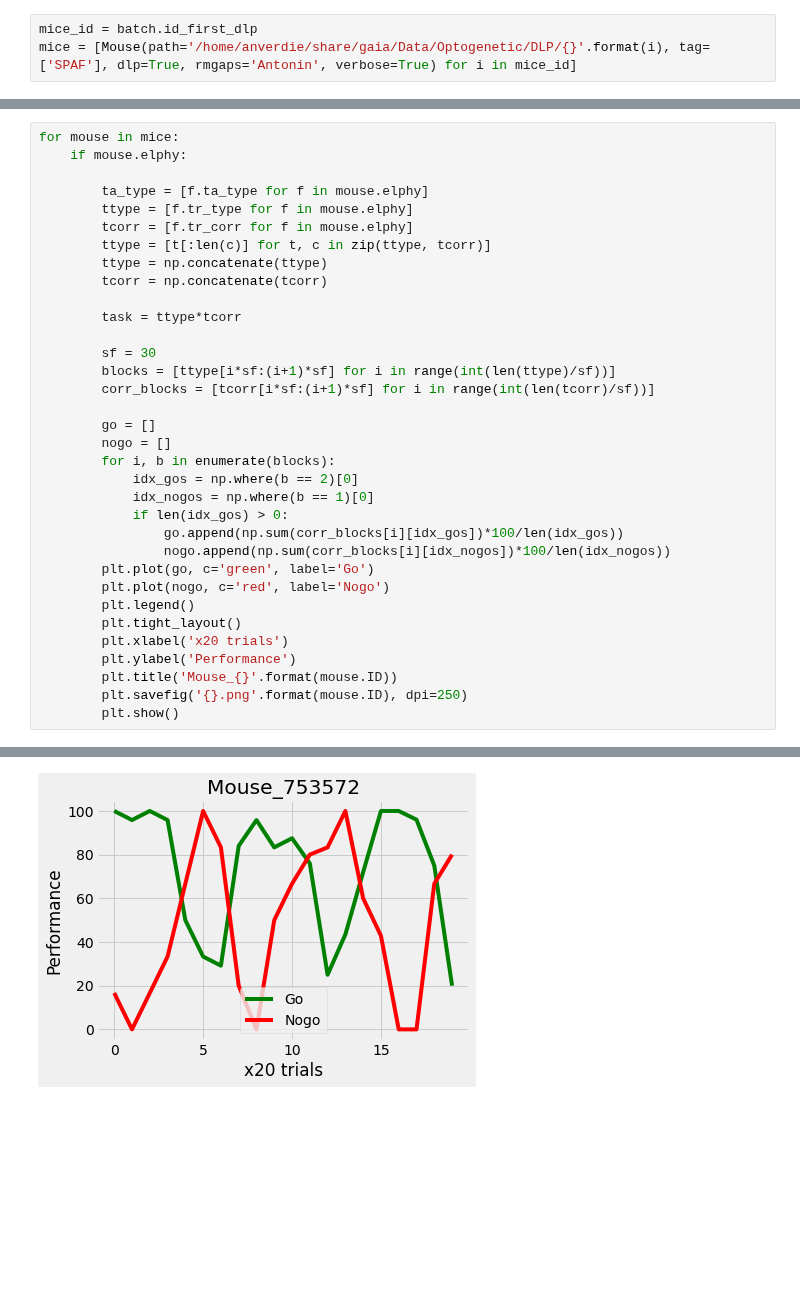
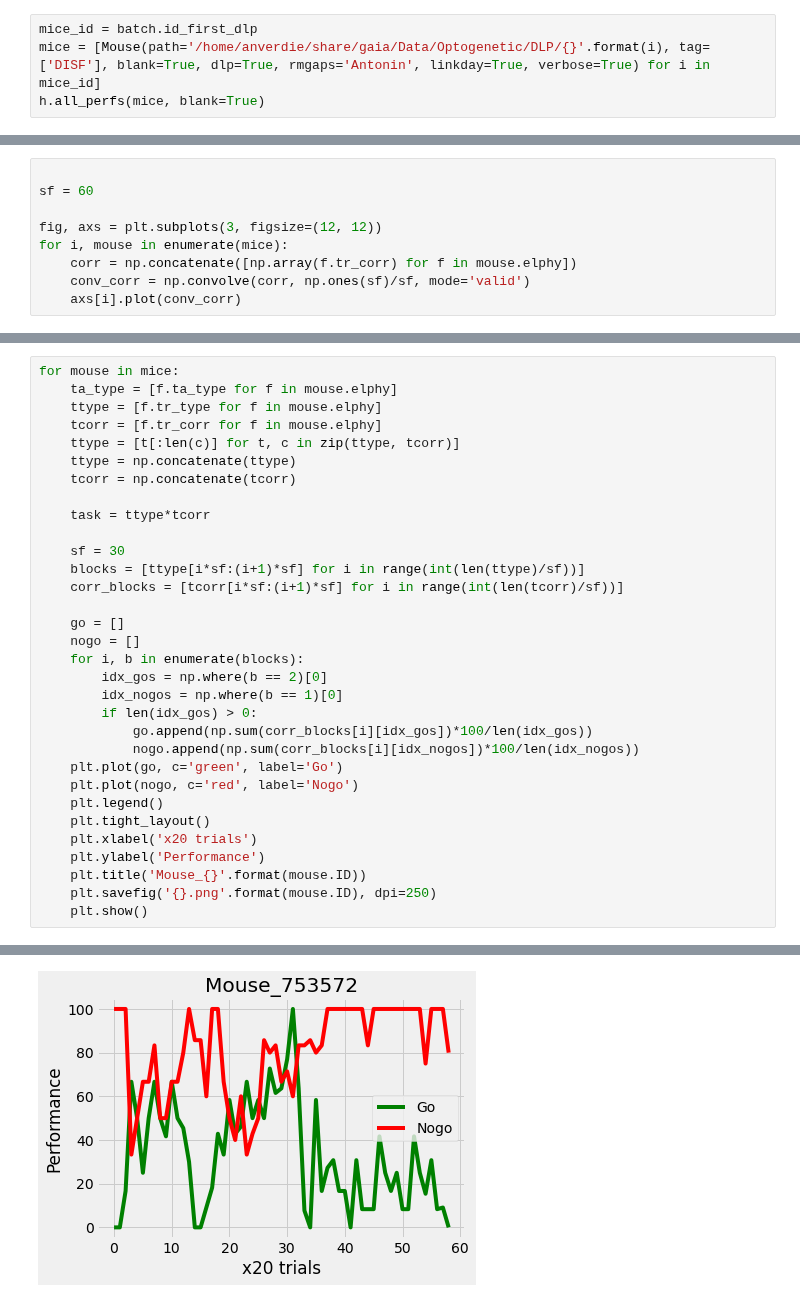
Before and after one commit to AntoninVerdier/Utilities, a Jupyter notebook: Elphy_Analysis/Untitled.ipynb, the cells around one changed output, grey strips where cells are left out. Saved outputs shown, nothing was run; the diff lists cells and outputs as text; blank space fills up the shorter version.

```diff
--- a/Elphy_Analysis/Untitled.ipynb
+++ b/Elphy_Analysis/Untitled.ipynb
@@ -9,6 +14,7 @@ plt.style.use('fivethirtyeight')
 batch = s.Batch()
 # %%
 mice_id = batch.id_first_dlp
-mice = [Mouse(path='/home/anverdie/share/gaia/Data/Optogenetic/DLP/{}'.format(i), tag=['SPAF'], dlp=True, rmgaps='Antonin', verbose=True) for i in mice_id]
+mice = [Mouse(path='/home/anverdie/share/gaia/Data/Optogenetic/DLP/{}'.format(i), tag=['DISF'], blank=True, dlp=True, rmgaps='Antonin', linkday=True, verbose=True) for i in mice_id]
+h.all_perfs(mice, blank=True)
 # %% [output]
 Processing files for mice 753564...
@@ -26,0 +38,9 @@ SPAF_20012022_753573_2.DAT
+# %%
+
+sf = 60
+
+fig, axs = plt.subplots(3, figsize=(12, 12))
+for i, mouse in enumerate(mice):
+    corr = np.concatenate([np.array(f.tr_corr) for f in mouse.elphy])
+    conv_corr = np.convolve(corr, np.ones(sf)/sf, mode='valid')
+    axs[i].plot(conv_corr)
@@ -27,35 +49,33 @@ SPAF_20012022_753573_2.DAT
 # %%
 for mouse in mice:
-    if mouse.elphy:
+    ta_type = [f.ta_type for f in mouse.elphy]
+    ttype = [f.tr_type for f in mouse.elphy]
+    tcorr = [f.tr_corr for f in mouse.elphy]
+    ttype = [t[:len(c)] for t, c in zip(ttype, tcorr)]
+    ttype = np.concatenate(ttype)
+    tcorr = np.concatenate(tcorr)
 
-        ta_type = [f.ta_type for f in mouse.elphy]
-        ttype = [f.tr_type for f in mouse.elphy]
-        tcorr = [f.tr_corr for f in mouse.elphy]
-        ttype = [t[:len(c)] for t, c in zip(ttype, tcorr)]
-        ttype = np.concatenate(ttype)
-        tcorr = np.concatenate(tcorr)
+    task = ttype*tcorr
 
-        task = ttype*tcorr
+    sf = 30
+    blocks = [ttype[i*sf:(i+1)*sf] for i in range(int(len(ttype)/sf))]
+    corr_blocks = [tcorr[i*sf:(i+1)*sf] for i in range(int(len(tcorr)/sf))]
 
-        sf = 30
-        blocks = [ttype[i*sf:(i+1)*sf] for i in range(int(len(ttype)/sf))]
-        corr_blocks = [tcorr[i*sf:(i+1)*sf] for i in range(int(len(tcorr)/sf))]
-
-        go = []
-        nogo = []
-        for i, b in enumerate(blocks):
-            idx_gos = np.where(b == 2)[0]
-            idx_nogos = np.where(b == 1)[0]
-            if len(idx_gos) > 0:
-                go.append(np.sum(corr_blocks[i][idx_gos])*100/len(idx_gos))
-                nogo.append(np.sum(corr_blocks[i][idx_nogos])*100/len(idx_nogos))
-        plt.plot(go, c='green', label='Go')
-        plt.plot(nogo, c='red', label='Nogo')
-        plt.legend()
-        plt.tight_layout()
-        plt.xlabel('x20 trials')
-        plt.ylabel('Performance')
-        plt.title('Mouse_{}'.format(mouse.ID))
-        plt.savefig('{}.png'.format(mouse.ID), dpi=250)
-        plt.show()
+    go = []
+    nogo = []
+    for i, b in enumerate(blocks):
+        idx_gos = np.where(b == 2)[0]
+        idx_nogos = np.where(b == 1)[0]
+        if len(idx_gos) > 0:
+            go.append(np.sum(corr_blocks[i][idx_gos])*100/len(idx_gos))
+            nogo.append(np.sum(corr_blocks[i][idx_nogos])*100/len(idx_nogos))
+    plt.plot(go, c='green', label='Go')
+    plt.plot(nogo, c='red', label='Nogo')
+    plt.legend()
+    plt.tight_layout()
+    plt.xlabel('x20 trials')
+    plt.ylabel('Performance')
+    plt.title('Mouse_{}'.format(mouse.ID))
+    plt.savefig('{}.png'.format(mouse.ID), dpi=250)
+    plt.show()
 # %% [output]
@@ -63 +83 @@ for mouse in mice:
-[figure, old version]
+[figure, new version]
```
Also changed, not shown: parts of 5 cells of this notebook, 4 other files.
